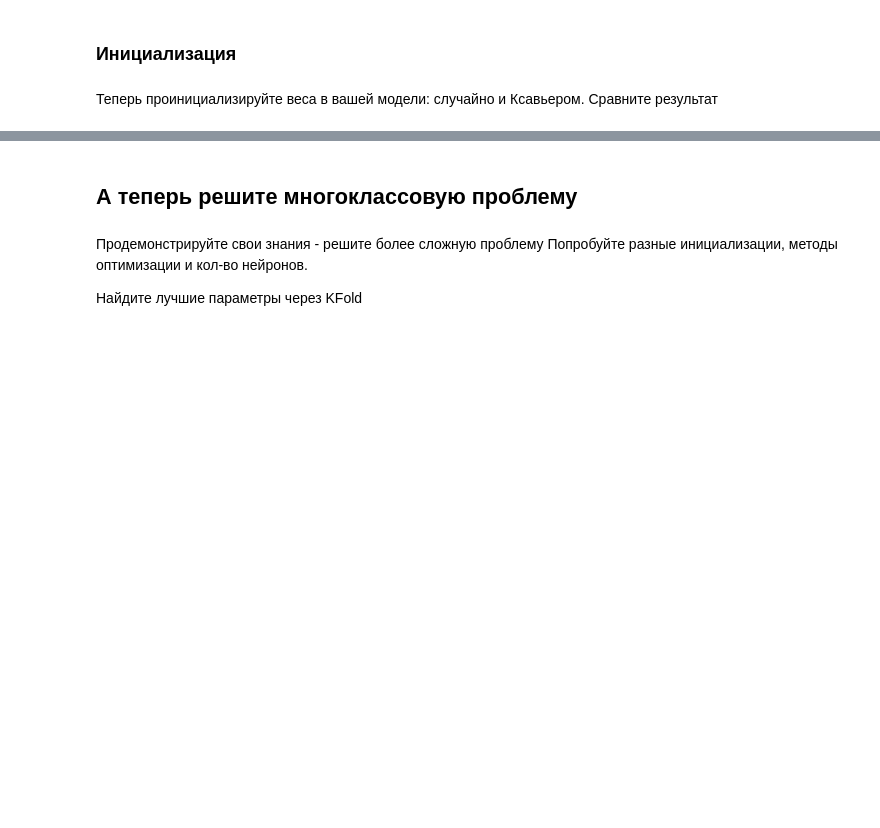
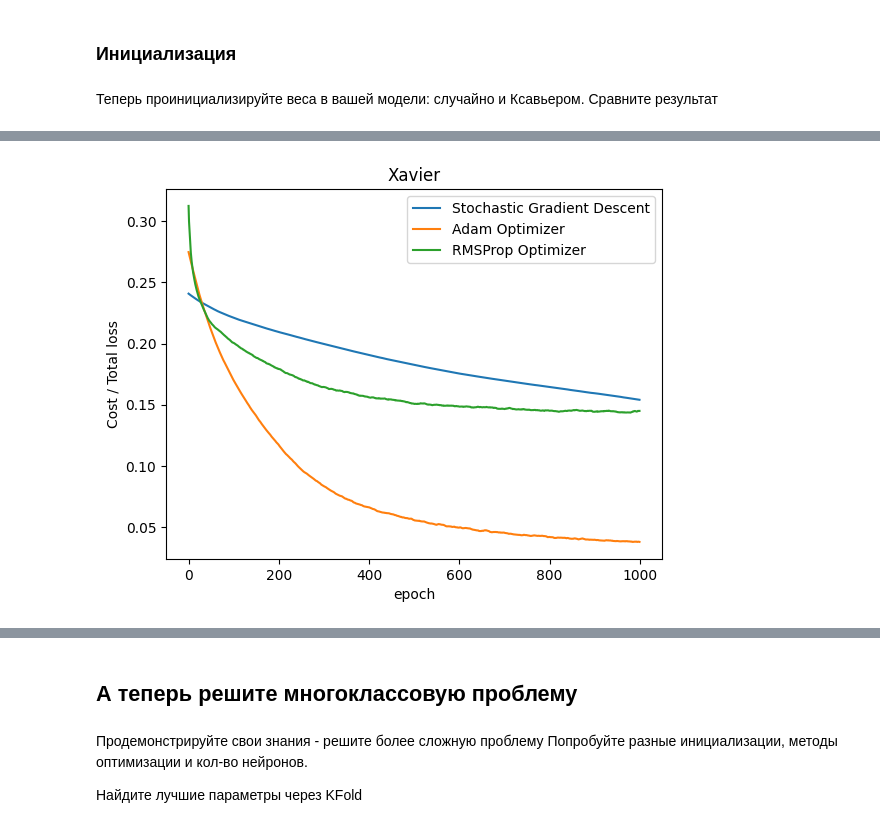
Before and after one commit to mr-KRAX/hse-hw, a Jupyter notebook: dl/1/homework_01-Krasnov.ipynb, the cells around one changed output, grey strips where cells are left out. Cells and saved outputs as stored; diff of their text form; code cells hidden in the pictures; blank space fills up the shorter version.

```diff
--- a/dl/1/homework_01-Krasnov.ipynb
+++ b/dl/1/homework_01-Krasnov.ipynb
@@ -178,12 +267,30 @@ plt.show()
 ### Инициализация
 # %% [markdown]
 Теперь проинициализируйте веса в вашей модели: случайно и Ксавьером. Сравните результат
-# %%
-class NeuralNetwork:
-    def __init__(self):
-        ### YOUR CODE HERE
-
-        ###
-
-    def forward(self, X):
-        pass
+# %%
+import torch.nn.init as init
+
+
+class NeuralNetworkXavier(NeuralNetwork):
+    def __init__(self):
+        super().__init__()
+        init.xavier_uniform_(self.l1.weight)
+        init.xavier_uniform_(self.l2.weight)
+# %%
+# optimizer_name -> params{optimizer class, lr}
+optims = {'SGD': {'opt': torch.optim.SGD, 'lr': 0.01},
+          'Adam': {'opt': torch.optim.Adam, 'lr': 0.001},
+          'RMSprop': {'opt': torch.optim.RMSprop, 'lr': 0.001}}
+
+# optimizer_name -> results{'models', 'loss', 'acc'}
+result_nnx = {}
+print('Xavier')
+for name, params in optims.items():
+  print('Train', name)
+  model, loss_history, acc_history = prepare_and_train(
+      NeuralNetworkXavier, **params)
+  result_nnx[name] = {
+      'model': model,
+      'loss': loss_history,
+      'acc': acc_history
+  }
@@ -189,0 +305,11 @@ class NeuralNetwork:
+# %%
+plt.plot(result_nnx['SGD']['loss'], label = "Stochastic Gradient Descent")
+plt.plot(result_nnx['Adam']['loss'], label = "Adam Optimizer")
+plt.plot(result_nnx['RMSprop']['loss'], label = 'RMSProp Optimizer')
+plt.xlabel('epoch')
+plt.ylabel('Cost / Total loss')
+plt.legend()
+plt.title('Xavier')
+plt.show()
+# %% [output]
+[figure, added]
```
Also changed, not shown: parts of 32 cells of this notebook, 2 other files.
